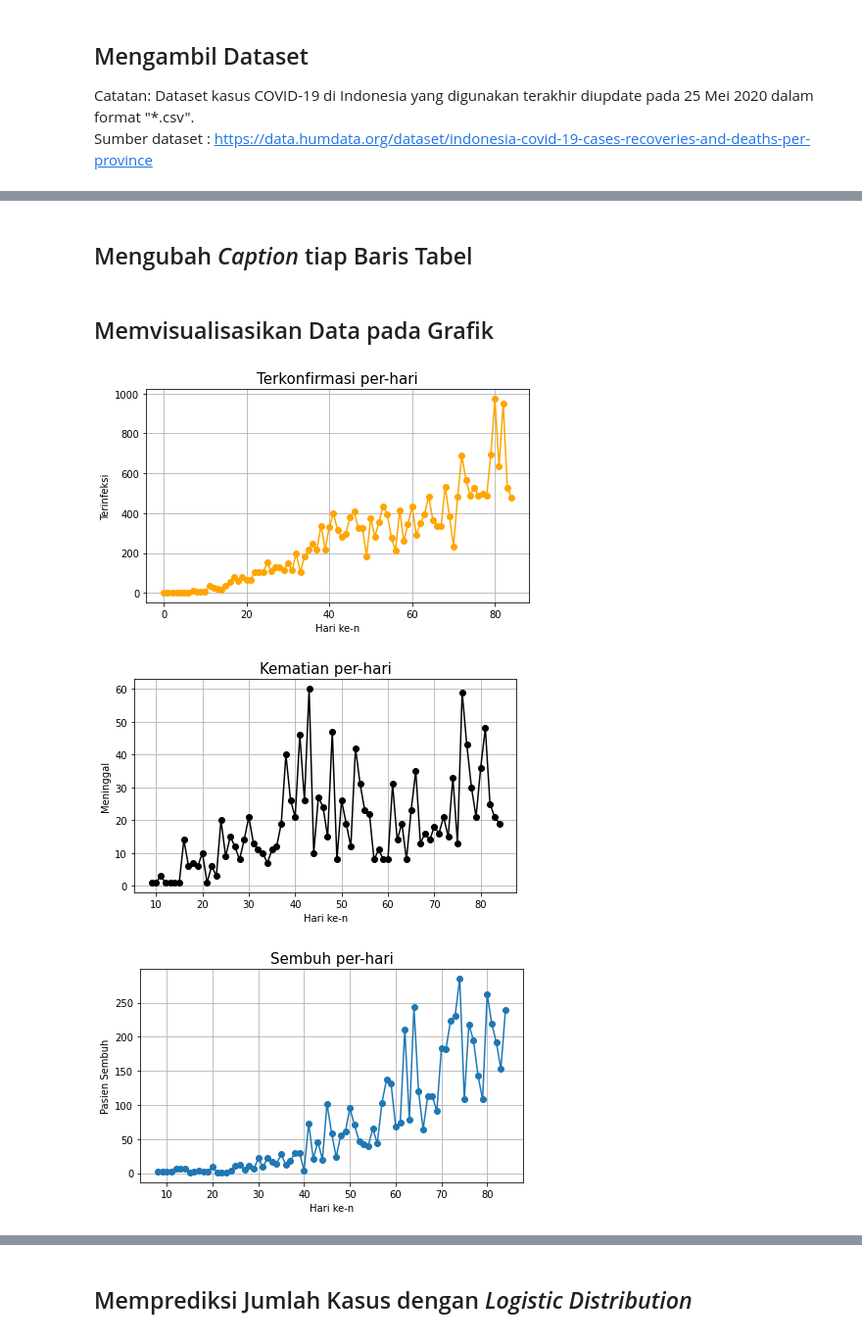
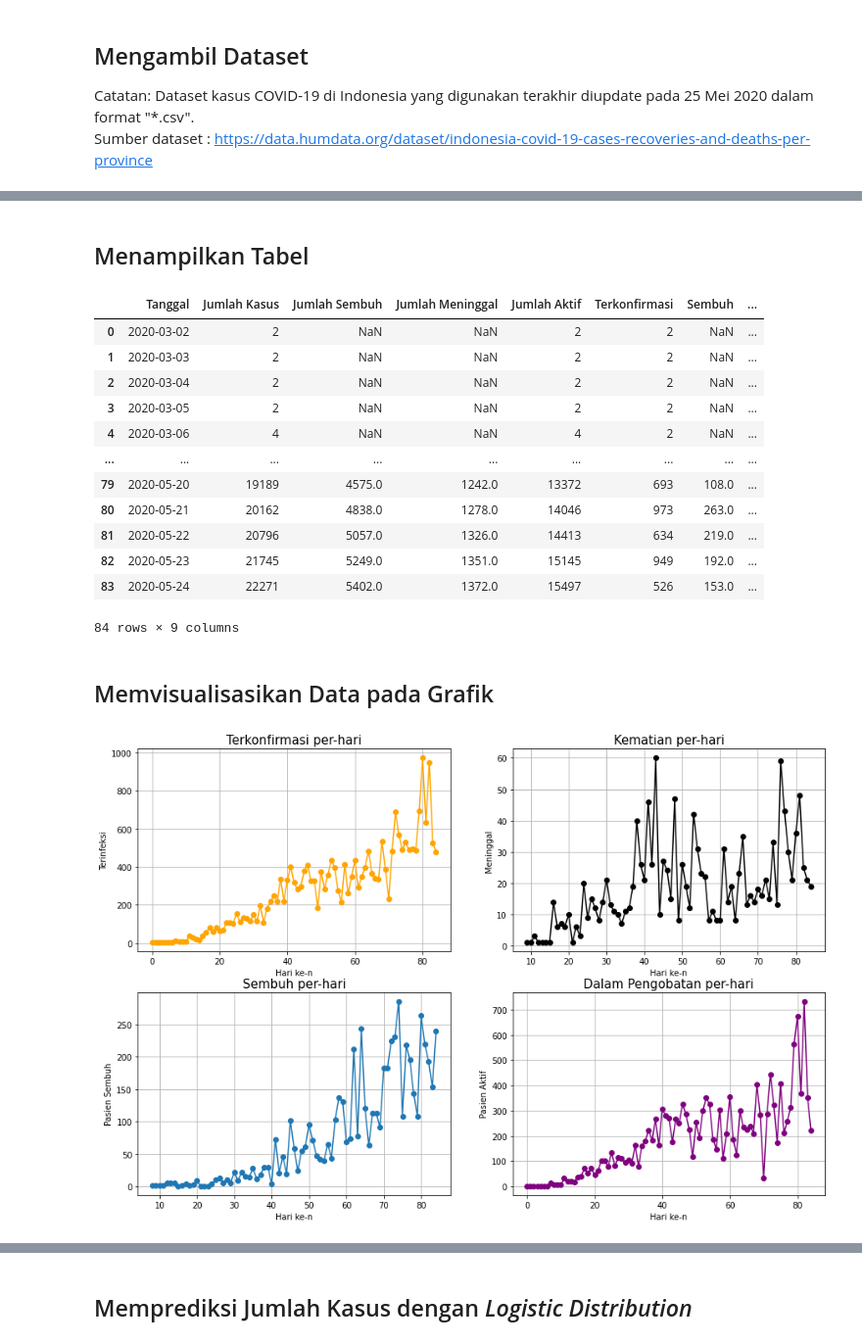
Before and after one commit to Vidi005/COVID-19-Prediciton-Indonesia, a Jupyter notebook: COVID_19_Prediciton_Indonesia.ipynb, the cells around one changed output, grey strips where cells are left out. Shown: that part at 98% size. Saved outputs shown, nothing was run; the diff lists cells and outputs as text; code cells hidden in the pictures.

```diff
--- a/COVID_19_Prediciton_Indonesia.ipynb
+++ b/COVID_19_Prediciton_Indonesia.ipynb
@@ -27,41 +24,65 @@ svn: E155000: 'datasets' already exists
-# %% [markdown]
-## Mengubah *Caption* tiap Baris Tabel
+# %% [markdown]
+## Menampilkan Tabel
 # %%
 data=pd.read_csv("datasets/Daily-Update IDN-COVID19 - Sheet5.csv")
 data=data.rename(columns={"Date": "Tanggal",
                           "New_case_per_day": "Terkonfirmasi",
                           "Death_cases_perDay": "Meninggal",
                           "Recovered-cases_perDay": "Sembuh",
+                          "Treatment_cases_perDay": "Aktif",
                           "Recovered_cases": "Jumlah Sembuh",
                           "Total_death": "Jumlah Meninggal",
+                          "Patient_under_treatment": "Jumlah Aktif",
                           "Cumulative_cases": "Jumlah Kasus"})
+data.head(-1)
+# %% [output]
+|  | Tanggal | Jumlah Kasus | Jumlah Sembuh | Jumlah Meninggal | Jumlah Aktif | Terkonfirmasi | Sembuh | ... |
+| 0 | 2020-03-02 | 2 | NaN | NaN | 2 | 2 | NaN | ... |
+| 1 | 2020-03-03 | 2 | NaN | NaN | 2 | 2 | NaN | ... |
+| 2 | 2020-03-04 | 2 | NaN | NaN | 2 | 2 | NaN | ... |
+| 3 | 2020-03-05 | 2 | NaN | NaN | 2 | 2 | NaN | ... |
+| 4 | 2020-03-06 | 4 | NaN | NaN | 4 | 2 | NaN | ... |
+| ... | ... | ... | ... | ... | ... | ... | ... | ... |
+| 79 | 2020-05-20 | 19189 | 4575.0 | 1242.0 | 13372 | 693 | 108.0 | ... |
+| 80 | 2020-05-21 | 20162 | 4838.0 | 1278.0 | 14046 | 973 | 263.0 | ... |
+| 81 | 2020-05-22 | 20796 | 5057.0 | 1326.0 | 14413 | 634 | 219.0 | ... |
+| 82 | 2020-05-23 | 21745 | 5249.0 | 1351.0 | 15145 | 949 | 192.0 | ... |
+| 83 | 2020-05-24 | 22271 | 5402.0 | 1372.0 | 15497 | 526 | 153.0 | ... |
+84 rows × 9 columns
 # %% [markdown]
 ## Memvisualisasikan Data pada Grafik
 # %%
-plt.figure(figsize=(7,4))
+fig = plt.figure(figsize=(7, 4))
+fig.set_figheight(10)
+fig.set_figwidth(15)
+
+plt.subplot(2, 2, 1)
 plt.plot(data.aggregate("Terkonfirmasi",axis=0), marker="o", color="orange")
 plt.xlabel("Hari ke-n")
 plt.ylabel("Terinfeksi")
 plt.title("Terkonfirmasi per-hari", size=15)
 plt.grid(zorder = 0)
-plt.show()
 
-plt.figure(figsize=(7,4))
+plt.subplot(2, 2, 2)
 plt.plot(data.aggregate("Meninggal",axis=0), marker="o", color="black")
 plt.xlabel("Hari ke-n")
 plt.ylabel("Meninggal")
 plt.title("Kematian per-hari", size=15)
 plt.grid(zorder = 0)
-plt.show()
 
-plt.figure(figsize=(7,4))
+plt.subplot(2, 2, 3)
 plt.plot(data.aggregate("Sembuh",axis=0), marker='o')
 plt.xlabel("Hari ke-n")
 plt.ylabel("Pasien Sembuh")
 plt.title("Sembuh per-hari", size=15)
 plt.grid(zorder = 0)
+
+plt.subplot(2, 2, 4)
+plt.plot(data.aggregate("Aktif",axis=0), marker='o', color="purple")
+plt.xlabel("Hari ke-n")
+plt.ylabel("Pasien Aktif")
+plt.title("Dalam Pengobatan per-hari", size=15)
+plt.grid(zorder = 0)
 plt.show()
 # %% [output]
-[figure, old version]
+[figure, new version]
-[figure, removed]
-[figure, removed]
```
Also changed, not shown: parts of 3 cells of this notebook.
